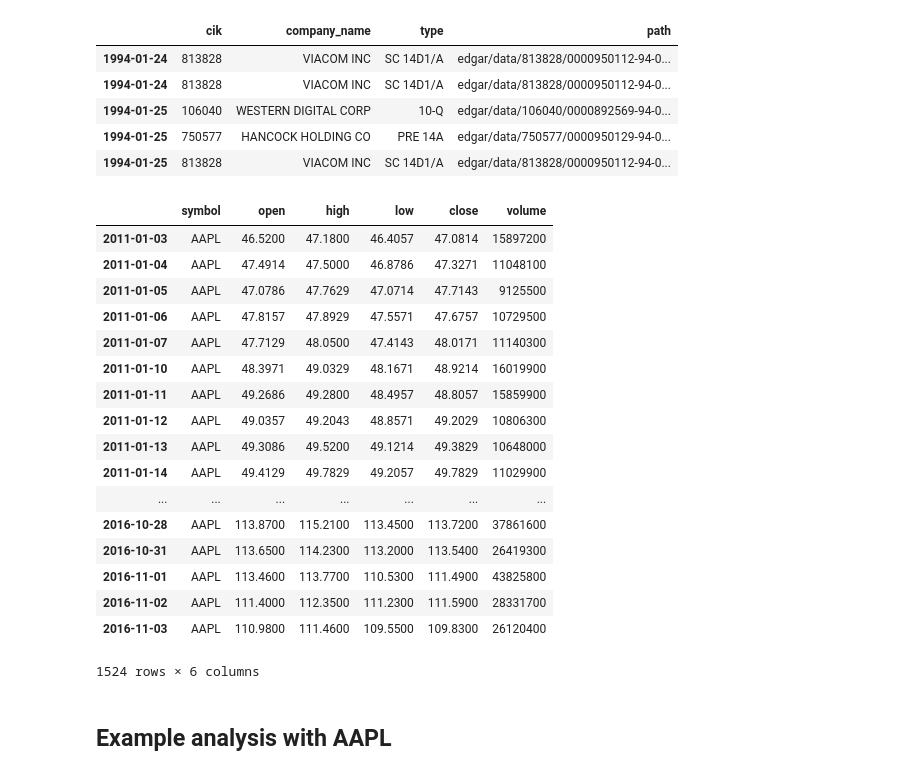
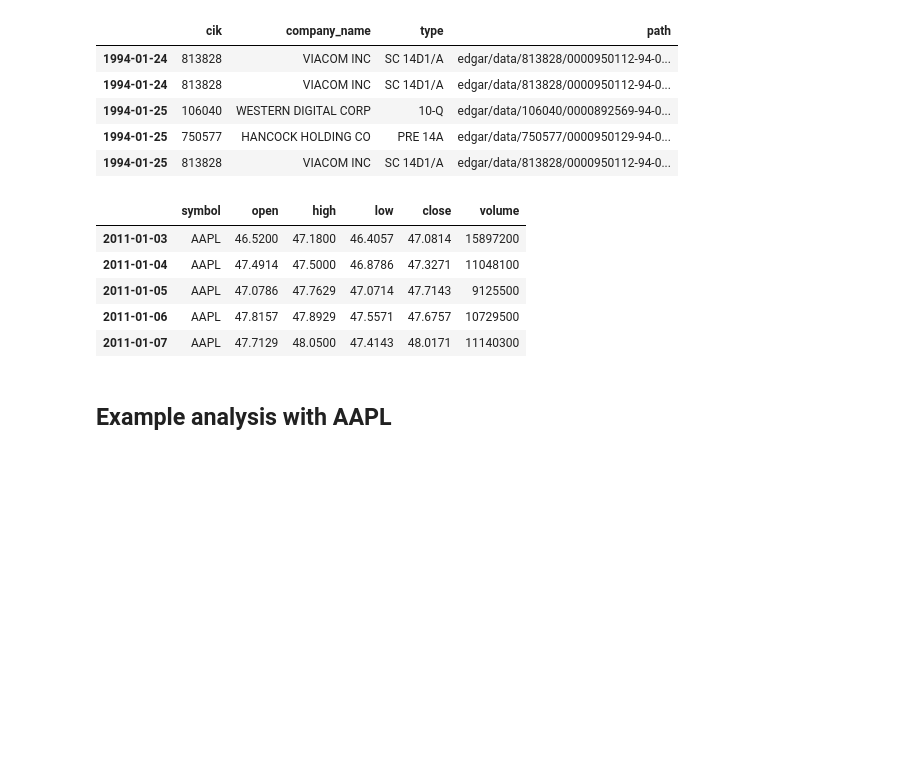
Before and after one commit to lancekrogers/Discontinued_SEC_ALGO_ANALYSIS, a Jupyter notebook: Testing Notebook -- Collecting stock price data.ipynb, the cells around one changed output. Drawn from its saved outputs; the diff is of its cells as text; code cells hidden in the pictures; blank space fills up the shorter version.

```diff
--- a/Testing Notebook -- Collecting stock price data.ipynb
+++ b/Testing Notebook -- Collecting stock price data.ipynb
@@ -194,26 +194,14 @@ df.head()
 | 1994-01-25 | 750577 | HANCOCK HOLDING CO | PRE 14A | edgar/data/750577/0000950129-94-0... |
 | 1994-01-25 | 813828 | VIACOM INC | SC 14D1/A | edgar/data/813828/0000950112-94-0... |
 # %%
-five_year_nasdaq_df[five_year_nasdaq_df['symbol'] == 'AAPL']
+five_year_nasdaq_df[five_year_nasdaq_df['symbol'] == 'AAPL'].head()
 # %% [output]
 |  | symbol | open | high | low | close | volume |
 | 2011-01-03 | AAPL | 46.5200 | 47.1800 | 46.4057 | 47.0814 | 15897200 |
 | 2011-01-04 | AAPL | 47.4914 | 47.5000 | 46.8786 | 47.3271 | 11048100 |
 | 2011-01-05 | AAPL | 47.0786 | 47.7629 | 47.0714 | 47.7143 | 9125500 |
 | 2011-01-06 | AAPL | 47.8157 | 47.8929 | 47.5571 | 47.6757 | 10729500 |
 | 2011-01-07 | AAPL | 47.7129 | 48.0500 | 47.4143 | 48.0171 | 11140300 |
-| 2011-01-10 | AAPL | 48.3971 | 49.0329 | 48.1671 | 48.9214 | 16019900 |
-| 2011-01-11 | AAPL | 49.2686 | 49.2800 | 48.4957 | 48.8057 | 15859900 |
-| 2011-01-12 | AAPL | 49.0357 | 49.2043 | 48.8571 | 49.2029 | 10806300 |
-| 2011-01-13 | AAPL | 49.3086 | 49.5200 | 49.1214 | 49.3829 | 10648000 |
-| 2011-01-14 | AAPL | 49.4129 | 49.7829 | 49.2057 | 49.7829 | 11029900 |
-| ... | ... | ... | ... | ... | ... | ... |
-| 2016-10-28 | AAPL | 113.8700 | 115.2100 | 113.4500 | 113.7200 | 37861600 |
-| 2016-10-31 | AAPL | 113.6500 | 114.2300 | 113.2000 | 113.5400 | 26419300 |
-| 2016-11-01 | AAPL | 113.4600 | 113.7700 | 110.5300 | 111.4900 | 43825800 |
-| 2016-11-02 | AAPL | 111.4000 | 112.3500 | 111.2300 | 111.5900 | 28331700 |
-| 2016-11-03 | AAPL | 110.9800 | 111.4600 | 109.5500 | 109.8300 | 26120400 |
-1524 rows × 6 columns
 # %% [markdown]
 <h2>Example analysis with AAPL</h2>
 # %%
```
Also changed, not shown: parts of 3 cells of this notebook.
